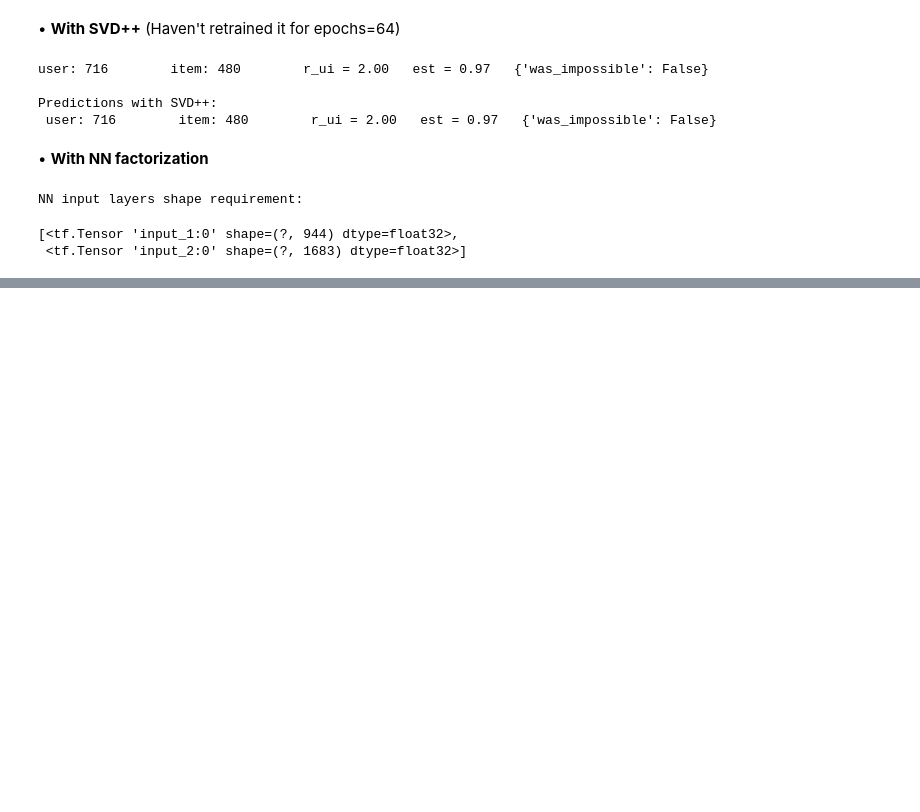
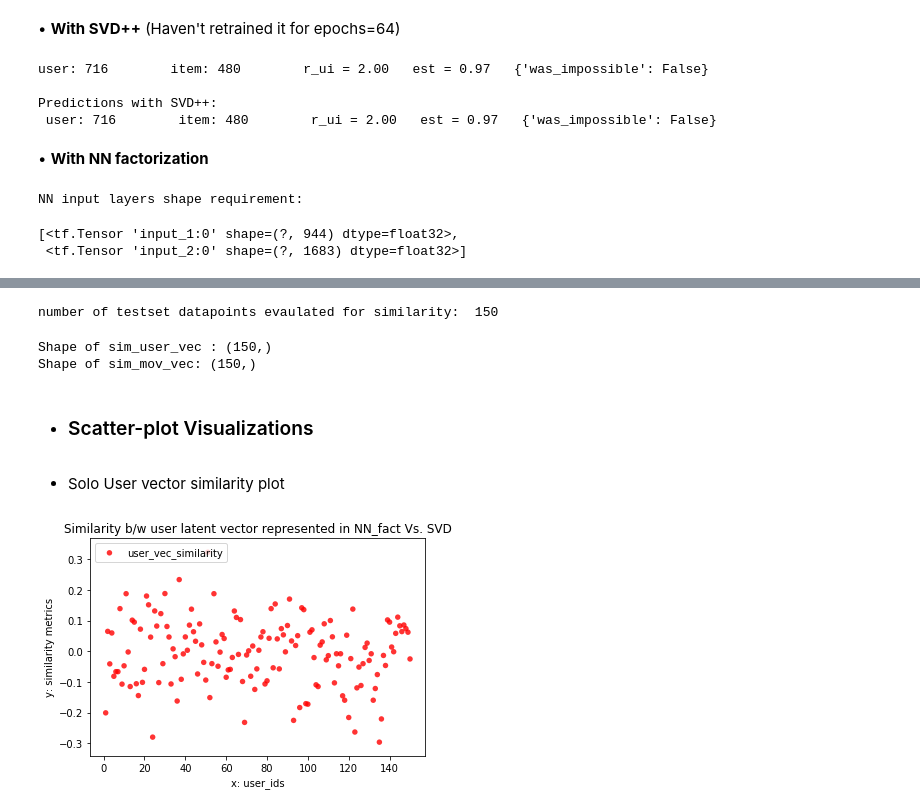
Before and after one commit to mlsquare/cook-imly, a Jupyter notebook: Notebooks/matrix factorization via NN.ipynb, the cells around one changed output, grey strips where cells are left out. Saved outputs shown, nothing was run; the diff lists cells and outputs as text; code cells hidden in the pictures; blank space fills up the shorter version.

Commit message:
added latent vector visualization b/w NN_fact Vs. SVD outputs

```diff
--- a/Notebooks/matrix factorization via NN.ipynb
+++ b/Notebooks/matrix factorization via NN.ipynb
@@ -464,0 +419,4 @@ Epoch 4/4
+# %%
+#taking 100 datapoints from surprise testset to project similarity metric b/w latent vectors from NN_fact Vs. SVD
+testset_arr= np.asarray(testset[:150])
+print(testset_arr[:5])
@@ -464,0 +483,5 @@ Epoch 4/4
+# %%
+latent_vec_user_svd = np.dot(tset_user_svd, user_vec_svd)
+latent_vec_mov_svd = np.dot(tset_mov_svd, item_vec_svd)
+
+print('shape of latent output vectors from SVD:', latent_vec_user_svd.shape)
@@ -464,0 +504,49 @@ Epoch 4/4
+# %%
+print('number of testset datapoints evaulated for similarity: ', testset_arr.shape[0])#test array vector used for latent rep.
+# %% [output]
+number of testset datapoints evaulated for similarity:  150
+# %%
+from sklearn.metrics.pairwise import cosine_similarity
+
+sim_user_vec= list()
+sim_mov_vec= list()
+num_testcases= testset_arr.shape[0]#i.e.,150 datapoints
+#Following contains the vector of similarity value of representation from NN & SVD for 150 users, i.e.,
+# sim_user_vec[0]= [user_1 latent representation from NN Vs. user_1 latent representation from SVD]
+# sim_user_vec[1]= [user_2 latent representation from NN Vs. user_2 latent representation from SVD]
+
+
+for i in range(num_testcases):#for 150 testset cases
+    sim_user_vec.append(cosine_similarity(latent_vec_user_nn[0][i].reshape(1,-1), latent_vec_user_svd[i].reshape(1,-1)))
+    sim_mov_vec.append(cosine_similarity(latent_vec_mov_nn[0][i].reshape(1,-1), latent_vec_mov_svd[i].reshape(1,-1)))
+
+sim_user_vec= np.array(sim_user_vec).reshape(num_testcases)#converting to numpy array & reshaping to (150,)
+sim_mov_vec= np.array(sim_mov_vec).reshape(num_testcases)#converting to numpy array & reshaping to (150,)
+print('Shape of sim_user_vec : {} \nShape of sim_mov_vec: {}'.format(sim_user_vec.shape, sim_mov_vec.shape))
+# %% [output]
+Shape of sim_user_vec : (150,)
+Shape of sim_mov_vec: (150,)
+# %% [markdown]
+* ### Scatter-plot Visualizations
+# %%
+import matplotlib.pyplot as plt
+
+d1 = (np.array(range(1, num_testcases+1)), sim_user_vec)#holds (user_id, corresponding_latent_user_vec_representation)
+d2 = (np.array(range(1, num_testcases+1)), sim_mov_vec)#holds (movie_id, corresponding_latent_movie_vec_representation)
+data = (d1, d2)
+colors = ("red", "blue")
+groups = ("user_vec_similarity", "mov_vec_similarity")
+# %% [markdown]
+* Solo User vector similarity plot
+# %%
+fig = plt.figure()
+ax = fig.add_subplot(1, 1, 1)
+x,y =d1 #plotting only user_similary_vector
+ax.scatter(x, y, alpha=0.8, c=colors[0], edgecolors='none', s=30, label=groups[0])
+plt.title('Similarity b/w user latent vector represented in NN_fact Vs. SVD')
+plt.xlabel('x: user_ids')
+plt.ylabel('y: similarity metrics')
+plt.legend(loc=2)
+plt.show()
+# %% [output]
+[figure, added]
```
Also changed, not shown: parts of 43 cells of this notebook.
